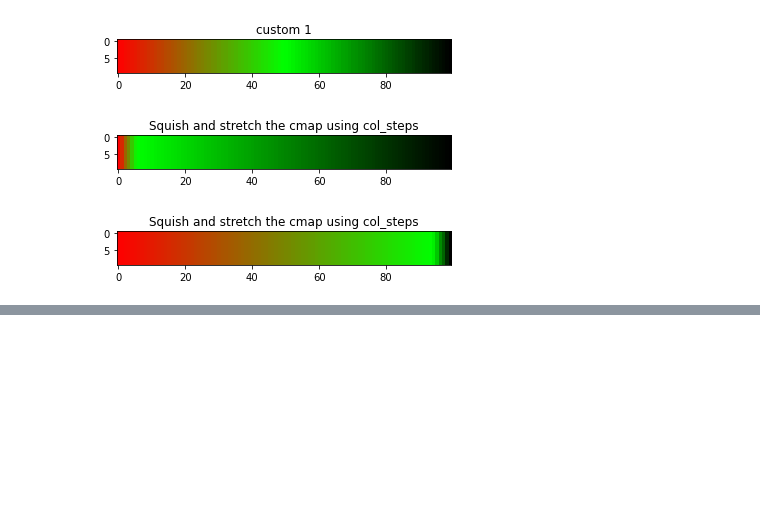
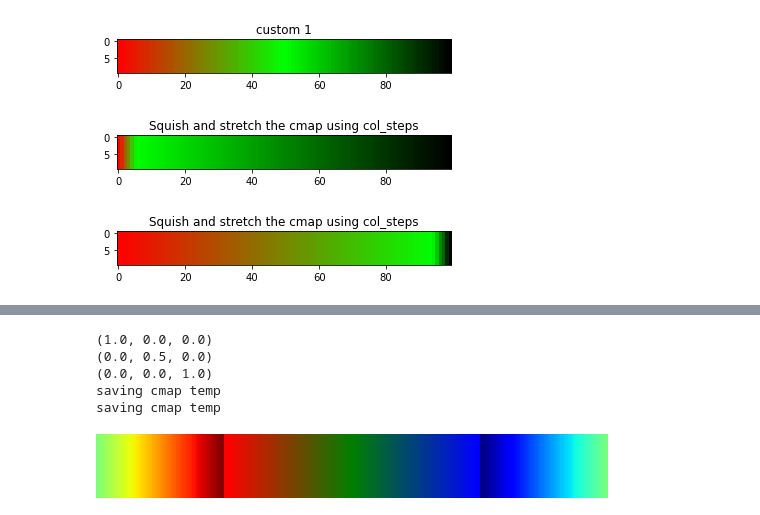
Before and after one commit to mdaghlian/dag_prf_utils, a Jupyter notebook: suface_examples.ipynb, the cells around one changed output, grey strips where cells are left out. Cells and saved outputs as stored; diff of their text form; code cells hidden in the pictures; blank space fills up the shorter version.

```diff
--- a/suface_examples.ipynb
+++ b/suface_examples.ipynb
@@ -565,0 +605,9 @@ saving cmap temp
+# %%
+dag_cmap_from_str('r*g*b&jet_rot90')
+# %% [output]
+(1.0, 0.0, 0.0)
+(0.0, 0.5, 0.0)
+(0.0, 0.0, 1.0)
+saving cmap temp
+saving cmap temp
+[figure, added]
```
Also changed, not shown: parts of 4 cells of this notebook, 3 other files.
